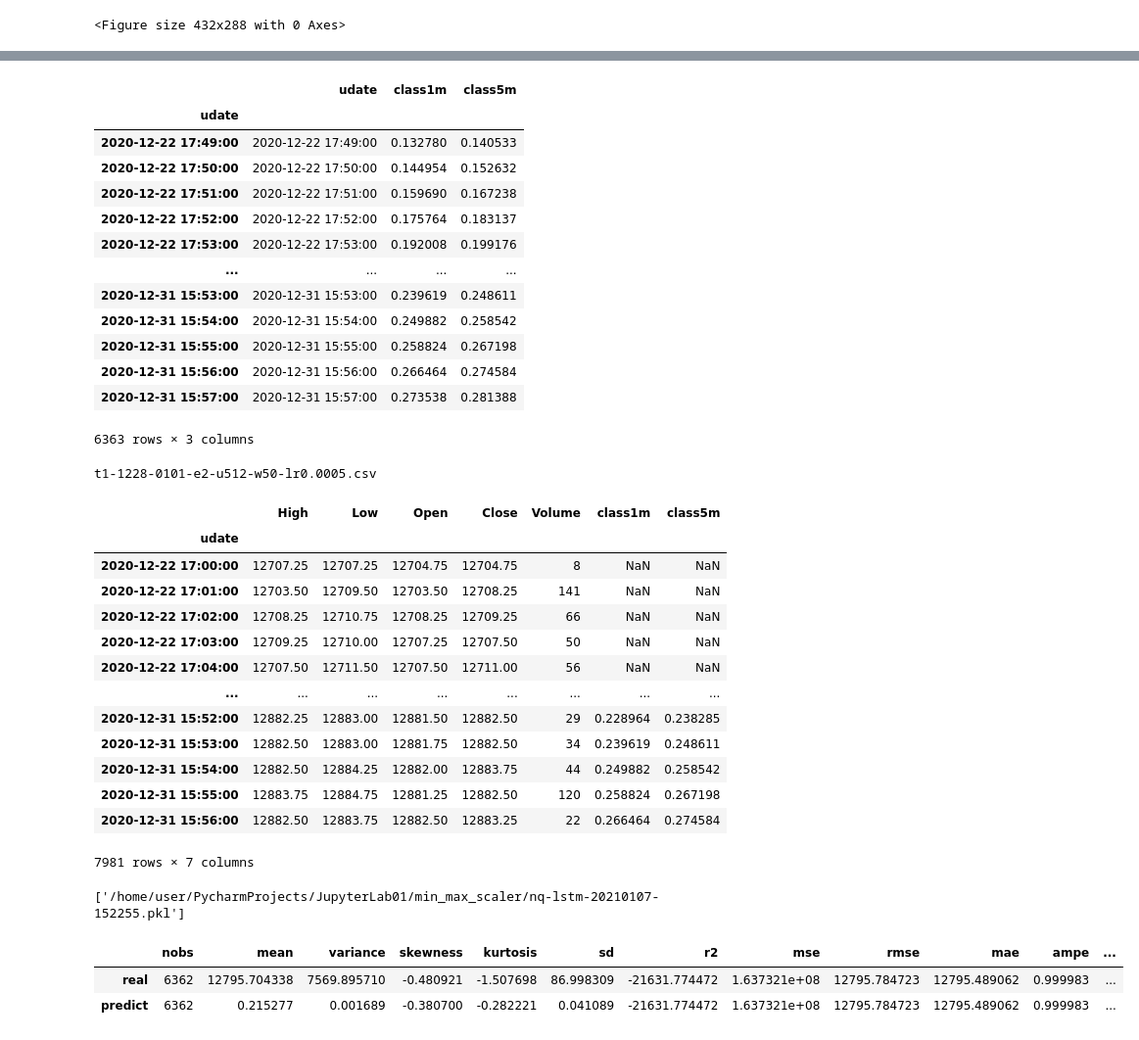
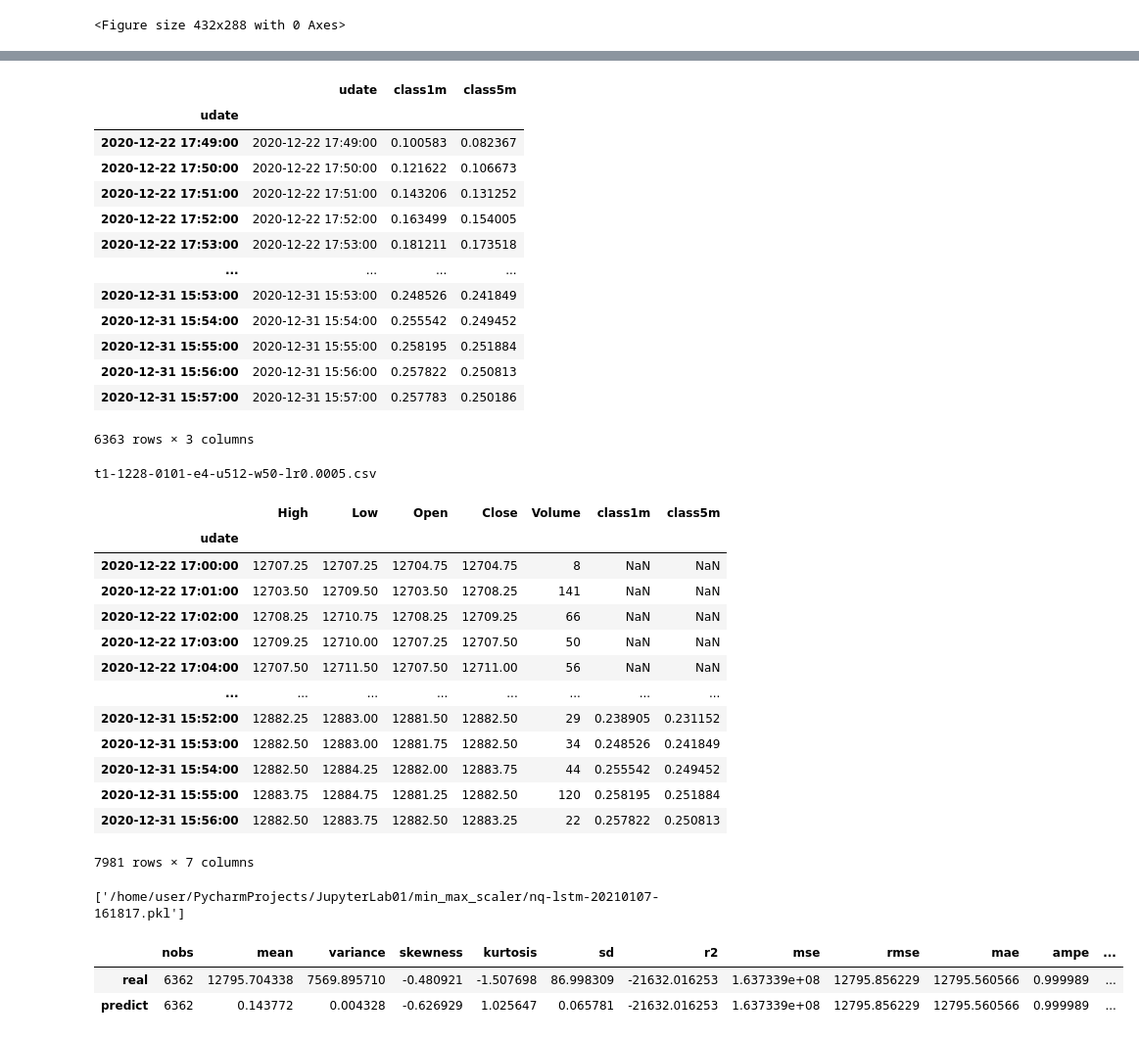
Before and after one commit to webclinic017/dbpower-machine-learning-project, a Jupyter notebook: nq10.ipynb, the cells around one changed output, grey strips where cells are left out. Shown at 98% size. Cells and saved outputs as stored; diff of their text form; code cells hidden in the pictures.

```diff
--- a/nq10.ipynb
+++ b/nq10.ipynb
@@ -646,7 +646,7 @@ print('验证集: X_Valid Data: {}, Y_Valid Data: {}, Date_Valid: {}'.format(x_v
 # %%
 # 6.1.1 模型参数
 batch_size = 256
-epochs = 2
+epochs = 4
 units = 512
 verbose = 1
 learning_rate = 0.0005 # 0.001
@@ -656,7 +656,6 @@ no_features = x_train.shape[2]
 batch_input_shape = (timesteps, no_features)
 
 # 6.1.2 日志参数
-prefix = 'nq-lstm'
 cur_time = datetime.now().strftime("%Y%m%d-%H%M%S")
 
 # 6.2 模型
@@ -845,17 +844,17 @@ df8
 # %% [output]
 |  | udate | class1m | class5m |
 | udate |  |  |  |
-| 2020-12-22 17:49:00 | 2020-12-22 17:49:00 | 0.132780 | 0.140533 |
-| 2020-12-22 17:50:00 | 2020-12-22 17:50:00 | 0.144954 | 0.152632 |
-| 2020-12-22 17:51:00 | 2020-12-22 17:51:00 | 0.159690 | 0.167238 |
-| 2020-12-22 17:52:00 | 2020-12-22 17:52:00 | 0.175764 | 0.183137 |
-| 2020-12-22 17:53:00 | 2020-12-22 17:53:00 | 0.192008 | 0.199176 |
+| 2020-12-22 17:49:00 | 2020-12-22 17:49:00 | 0.100583 | 0.082367 |
+| 2020-12-22 17:50:00 | 2020-12-22 17:50:00 | 0.121622 | 0.106673 |
+| 2020-12-22 17:51:00 | 2020-12-22 17:51:00 | 0.143206 | 0.131252 |
+| 2020-12-22 17:52:00 | 2020-12-22 17:52:00 | 0.163499 | 0.154005 |
+| 2020-12-22 17:53:00 | 2020-12-22 17:53:00 | 0.181211 | 0.173518 |
 | ... | ... | ... | ... |
-| 2020-12-31 15:53:00 | 2020-12-31 15:53:00 | 0.239619 | 0.248611 |
-| 2020-12-31 15:54:00 | 2020-12-31 15:54:00 | 0.249882 | 0.258542 |
-| 2020-12-31 15:55:00 | 2020-12-31 15:55:00 | 0.258824 | 0.267198 |
-| 2020-12-31 15:56:00 | 2020-12-31 15:56:00 | 0.266464 | 0.274584 |
-| 2020-12-31 15:57:00 | 2020-12-31 15:57:00 | 0.273538 | 0.281388 |
+| 2020-12-31 15:53:00 | 2020-12-31 15:53:00 | 0.248526 | 0.241849 |
+| 2020-12-31 15:54:00 | 2020-12-31 15:54:00 | 0.255542 | 0.249452 |
+| 2020-12-31 15:55:00 | 2020-12-31 15:55:00 | 0.258195 | 0.251884 |
+| 2020-12-31 15:56:00 | 2020-12-31 15:56:00 | 0.257822 | 0.250813 |
+| 2020-12-31 15:57:00 | 2020-12-31 15:57:00 | 0.257783 | 0.250186 |
 6363 rows × 3 columns
 # %%
 # 11.1
@@ -950,7 +949,7 @@ for v9 in days9:
 
 df9_3
 # %% [output]
-t1-1228-0101-e2-u512-w50-lr0.0005.csv
+t1-1228-0101-e4-u512-w50-lr0.0005.csv
 |  | High | Low | Open | Close | Volume | class1m | class5m |
 | udate |  |  |  |  |  |  |  |
 | 2020-12-22 17:00:00 | 12707.25 | 12707.25 | 12704.75 | 12704.75 | 8 | NaN | NaN |
@@ -959,11 +958,11 @@ t1-1228-0101-e2-u512-w50-lr0.0005.csv
 | 2020-12-22 17:03:00 | 12709.25 | 12710.00 | 12707.25 | 12707.50 | 50 | NaN | NaN |
 | 2020-12-22 17:04:00 | 12707.50 | 12711.50 | 12707.50 | 12711.00 | 56 | NaN | NaN |
 | ... | ... | ... | ... | ... | ... | ... | ... |
-| 2020-12-31 15:52:00 | 12882.25 | 12883.00 | 12881.50 | 12882.50 | 29 | 0.228964 | 0.238285 |
-| 2020-12-31 15:53:00 | 12882.50 | 12883.00 | 12881.75 | 12882.50 | 34 | 0.239619 | 0.248611 |
-| 2020-12-31 15:54:00 | 12882.50 | 12884.25 | 12882.00 | 12883.75 | 44 | 0.249882 | 0.258542 |
-| 2020-12-31 15:55:00 | 12883.75 | 12884.75 | 12881.25 | 12882.50 | 120 | 0.258824 | 0.267198 |
-| 2020-12-31 15:56:00 | 12882.50 | 12883.75 | 12882.50 | 12883.25 | 22 | 0.266464 | 0.274584 |
+| 2020-12-31 15:52:00 | 12882.25 | 12883.00 | 12881.50 | 12882.50 | 29 | 0.238905 | 0.231152 |
+| 2020-12-31 15:53:00 | 12882.50 | 12883.00 | 12881.75 | 12882.50 | 34 | 0.248526 | 0.241849 |
+| 2020-12-31 15:54:00 | 12882.50 | 12884.25 | 12882.00 | 12883.75 | 44 | 0.255542 | 0.249452 |
+| 2020-12-31 15:55:00 | 12883.75 | 12884.75 | 12881.25 | 12882.50 | 120 | 0.258195 | 0.251884 |
+| 2020-12-31 15:56:00 | 12882.50 | 12883.75 | 12882.50 | 12883.25 | 22 | 0.257822 | 0.250813 |
 7981 rows × 7 columns
 # %%
 # 12.1 save mixmax scaler
@@ -972,42 +971,42 @@ if os.path.exists(path_name_12):
     os.remove(path_name_12)
 joblib.dump(scalers, path_name_12)
 # %% [output]
-['/home/user/PycharmProjects/JupyterLab01/min_max_scaler/nq-lstm-20210107-152255.pkl']
+['/home/user/PycharmProjects/JupyterLab01/min_max_scaler/nq-lstm-20210107-161817.pkl']
 # %%
 # 13.1 evaluate
 predict_k12 = k9
 
 df12 = df9_3.copy(deep=True)
-mask12 = ((df12[predict_k12] > 0) & (df12['Close'] > 0))
+mask12 = (((df12[predict_k12] > 0) | (df12[predict_k12] <= 0)) & (df12['Close'] > 0))
 df12 = df12.loc[mask12].round(2)
 
 #
 stats_1 = stats.describe(df12['Close'].values)
 stats_2 = stats.describe(df12[predict_k12].values)
 # R平方, 均方误差, 均方根误差, 平均绝对误差, 平均絕對百分比誤差
 r2 = r2_score(df12['Close'].values, df12[predict_k12].values)
 mse = mean_squared_error(df12['Close'].values, df12[predict_k12].values)
 rmse = np.sqrt(mean_squared_error(df12['Close'].values, df12[predict_k12].values))
 mae =  mean_absolute_error(df12['Close'].values, df12[predict_k12].values)
 ampe = np.mean(np.abs((df12['Close']-df12[predict_k12])/df12['Close']))
 columns2 = ['sd', 'r2', 'mse', 'rmse', 'mae', 'ampe']
 result1 = [r2, mse, rmse, mae, ampe]
 # 標準差
 std_1, std_2 = [np.std(df12['Close'].values)], [np.std(df12[predict_k12].values)]
 # 最少值, 四分位數, 最大值
 columns3 = ['min', 'q25%', 'q50%', 'q75%', 'max']
 result2 = df12['Close'].quantile([.0, .25, .5, .75, 1]).values.tolist()
 result3 = df12[predict_k12].quantile([.0, .25, .5, .75, 1]).values.tolist()
 
 # 合併
 df12_1 = pd.DataFrame([list(stats_1)+std_1+result1+result2, list(stats_2)+std_2+result1+result3], columns=list(stats_1._fields)+columns2+columns3, index=['real', 'predict'])
 df12_1.drop(['minmax'], axis=1, inplace=True)
 
 # 13.4 save
 path_13 = os.path.abspath(os.path.join('data', 'nq', 'result-describe', path_name_2+'-'+path_1_date+'-e'+ str(epochs) +'-u'+ str(units) + '-w' + str(window_size) + '-lr' + str(learning_rate) + path_name+ '-' + cur_time +'.csv'))
 df12_1.to_csv(path_13)
 df12_1
 # %% [output]
 |  | nobs | mean | variance | skewness | kurtosis | sd | r2 | mse | rmse | mae | ampe | ... |
-| real | 6362 | 12795.704338 | 7569.895710 | -0.480921 | -1.507698 | 86.998309 | -21631.774472 | 1.637321e+08 | 12795.784723 | 12795.489062 | 0.999983 | ... |
-| predict | 6362 | 0.215277 | 0.001689 | -0.380700 | -0.282221 | 0.041089 | -21631.774472 | 1.637321e+08 | 12795.784723 | 12795.489062 | 0.999983 | ... |
+| real | 6362 | 12795.704338 | 7569.895710 | -0.480921 | -1.507698 | 86.998309 | -21632.016253 | 1.637339e+08 | 12795.856229 | 12795.560566 | 0.999989 | ... |
+| predict | 6362 | 0.143772 | 0.004328 | -0.626929 | 1.025647 | 0.065781 | -21632.016253 | 1.637339e+08 | 12795.856229 | 12795.560566 | 0.999989 | ... |
```
Also changed, not shown: parts of 3 cells of this notebook.
